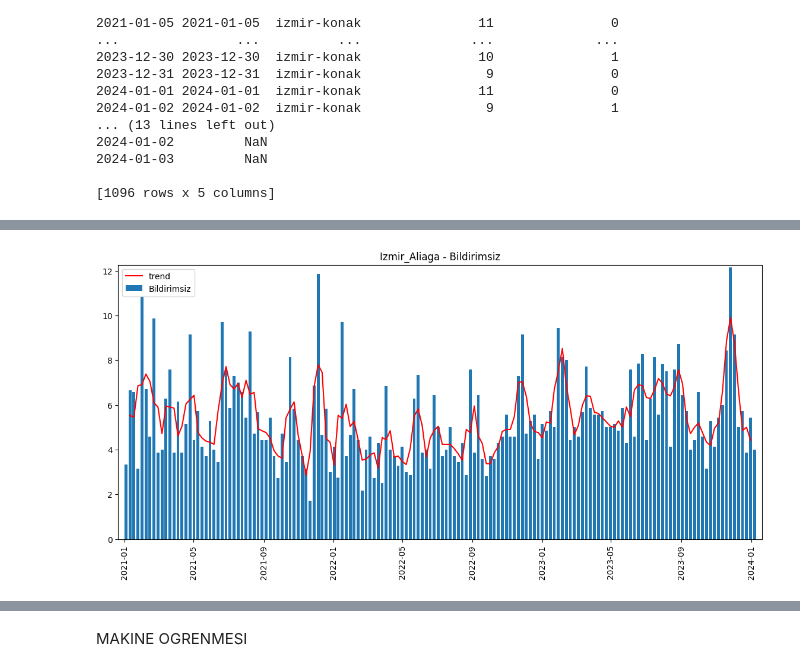
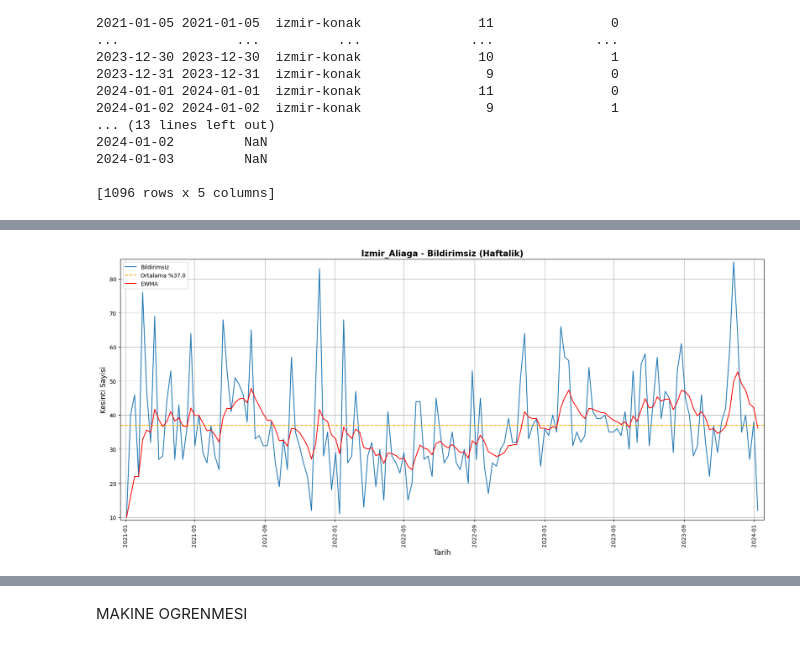
Before and after one commit to okkesd/Gdz-Elektrik-Datathon, a Jupyter notebook: main.ipynb, the cells around one changed output, grey strips where cells are left out. Saved outputs shown, nothing was run; the diff lists cells and outputs as text; code cells hidden in the pictures.

Commit message:
test.csv ayarlandi, ilceler birlesti, grafikler hazirlaniyor (okkes cmt-22:47)

```diff
--- a/main.ipynb
+++ b/main.ipynb
@@ -173,7 +175,7 @@ tarih
 # %%
 # 5-) merge the train data and holidays, return a new dict called dict_holiday
 
-def merge_holiday(df1, df2):
+def merge_holiday(df1, df2=holiday):
     merged_df = pd.merge(df1, df2["Bayram_Flag"], left_index=True, right_index=True, how="left")
     #df1["Bayramlar"] = df2["Bayram_Flag"]
     return merged_df
@@ -210,7 +212,7 @@ def merge_weather(df1, df2):
     merged_df = pd.merge(df1, df2[["t_2m:C","relative_humidity_2m:p","wind_speed_10m:ms","prob_precip_1h:p"]], left_index=True, right_index=True, how="left")
     return merged_df
 
-merged_all = {} # key olarak tum ilceler, values olarak kesintiler, bayramlar, hava durumu verilerini tutan df'i tutar
+merged_all = {} # key olarak tum ilceler, values olarak kesintiler, bayramlar, hava durumu verilerini (1096 gun) tutan df'i tutar
 for name in dict_holiday.keys():
     merged_all[name] = merge_weather(dict_holiday[name], ilce_weather[name])
     merged_all[name].columns = ["Tarih", "Ilce", "Bildirimsiz_sum", "Bildirimli_sum", # tekrar isimlendir
@@ -220,10 +222,18 @@ for name in dict_holiday.keys():
 
 print(merged_all["izmir-konak"].head())
 
+all_in_one = pd.concat(merged_all.values(), ignore_index=True) # tum ilceleri birlestir
+print("\nall_in_one: \n\n",all_in_one.dtypes)
+
 merged_all_week = {}
 for name in merged_all.keys():
-    merged_all_week[name] = merged_all[name].resample("W").mean(numeric_only=True)
+    merged_all_week[name] = merged_all[name].resample("W").sum(numeric_only=True)
 #print(merged_all_week["izmir-konak"])
+
+merged_all_month = {}
+for name in merged_all.keys():
+    merged_all_month[name] = merged_all[name].resample("M").sum(numeric_only=True)
+print(merged_all_month)
 # %% [output]
                 Tarih         Ilce  Bildirimsiz_sum  Bildirimli_sum  \
 tarih
@@ -243,13 +274,23 @@ tarih
 # %%
-# 7-) her ilce icin grafikleri olustur. (trend, tahmin gibi parametreleri de göster)
+# 8-) Her ilcenin Bildirimsiz+MHO(EWMA) kesinti grafiği
 
-plt.figure(figsize=(14,6))
-plt.bar(merged_all_week["izmir-aliaga"].index,merged_all_week["izmir-aliaga"]["Bildirimsiz_sum"], width=5, label="Bildirimsiz")
-plt.margins(0.01)
-plt.title("Izmir_Aliaga - Bildirimsiz")
+plt.figure(figsize=(17,8))
+plt.plot(merged_all_week["izmir-aliaga"].index,merged_all_week["izmir-aliaga"]["Bildirimsiz_sum"], label="Bildirimsiz")
+plt.title("Izmir_Aliaga - Bildirimsiz (Haftalik)", fontweight="bold", fontsize=15)
 plt.xticks(rotation=90)
-ayristirma2 = sm(merged_all_week["izmir-aliaga"]["Bildirimsiz_sum"], model="mul", period=3)
+plt.xlabel("Tarih", fontsize=13)
+plt.ylabel("Kesinti Sayisi", fontsize=13)
+
+window_size = 3  # Hareketli ortalama penceresi
+merged_all_week["izmir-aliaga"]['Moving_Average'] = merged_all_week["izmir-aliaga"]["Bildirimsiz_sum"].rolling(window=window_size, center=True).mean()
+#plt.plot(merged_all_week["izmir-aliaga"]['Moving_Average'], label="MHO", color="black")
+
+ortalama = merged_all_week["izmir-aliaga"]["Bildirimsiz_sum"].mean()
+plt.axhline(y=ortalama, color='orange', linestyle='--', label='Ortalama %{:.1f}'.format(ortalama))
+
 """
+ayristirma2 = sm(merged_all_week["izmir-aliaga"]["Bildirimsiz_sum"], model="mul", period=4)
+
 analiz = pd.concat([
     ayristirma2.observed,
     ayristirma2.trend,
@@ -258,44 +299,60 @@ analiz = pd.concat([
 ], axis=1)
 analiz.columns = ["Orijinal Gözlem", "Trend", "Mevsimsellik", "Mevsimsellik Düzeltme"]
 
-indeks = np.arange(1,len(df.index) + 1)
+indeks = np.arange(1,len(merged_all_week["izmir-aliaga"].index) + 1)
 
 
 X = sa.add_constant(indeks)
 model = sa.OLS(analiz["Mevsimsellik Düzeltme"], X)
 sonuc = model.fit()
-
-y = pd.date_range(analiz.index[-1] + pd.DateOffset(month=3), periods=4,freq="M") # 4 tane ekstra ay ekle
+rsquared_value = sonuc.rsquared
+y = pd.date_range(analiz.index[-1] + pd.DateOffset(weeks=4), periods=4,freq="W") # 4 tane ekstra ay ekle
 
 yeni_satirlar = pd.DataFrame(index=y)
 analiz = pd.concat([analiz, yeni_satirlar])
 
 # not: bu degerleri ayarla
 mev = [
     1.038656,
     0.973940,
     0.987404,
     1.038656
 ]
 
 nan_indices = analiz.index[analiz['Mevsimsellik'].isna()]
 for i, index in enumerate(nan_indices):
     if i < len(mev):
         analiz.at[index, 'Mevsimsellik'] = mev[i]
-print(analiz["Mevsimsellik"])
+#print(analiz["Mevsimsellik"])
 
-girdi = np.arange(1,len(df.index) + 5)
+girdi = np.arange(1,len(merged_all_week["izmir-aliaga"].index) + 5)
 regmodel = sonuc.predict(sa.add_constant(girdi))
 
 analiz["Tahmin"] = analiz["Mevsimsellik"] * regmodel
 
 
-plt.plot(analiz["Mevsimsellik Düzeltme"], label="Mevsimsellik Düzeltme")
-plt.plot(analiz["Orijinal Gözlem"], label="Orijinal Gözlem")
-plt.plot(analiz["Tahmin"], label="Tahmin")
+print(analiz.head())
+
+plt.text(analiz.index[0], max(analiz["Mevsimsellik Düzeltme"]), "R-squared value: {:.3f}".format(rsquared_value), fontsize=10, verticalalignment='top')
+#plt.text(analiz.index[-1], max(analiz["Mevsimsellik Düzeltme"]), "R-squared value: {:.3f}".format(rsquared_value), fontsize=10, verticalalignment='top', horizontalalignment='left')
+plt.scatter(analiz.index, analiz["Mevsimsellik Düzeltme"], label="Mevsimsellik Düzeltme", color="blue")
+#plt.plot(analiz["Orijinal Gözlem"], label="Orijinal Gözlem", color="purple")
+plt.plot(analiz.index, analiz["Tahmin"], label="Trend", color="red")
 """
-plt.plot(ayristirma2.trend, color="red", label="trend")
+
+alpha = 0.2  # Yumuşatma parametresi
+# formul : EMA_t = α × X_t + (1 - α) × EMA_{t-1}
+merged_all_week["izmir-aliaga"]['EWMA'] = merged_all_week["izmir-aliaga"]["Bildirimsiz_sum"].ewm(alpha=alpha, adjust=False).mean()
+
+plt.plot(merged_all_week["izmir-aliaga"]['EWMA'], label="EWMA", color="red")
+
+
+plt.margins(0.01)
 plt.legend()
+plt.grid()
+plt.subplots_adjust(bottom=0.15)
+plt.tight_layout()
+plt.savefig("./fig2.png")
 plt.show()
 # %% [output]
-[figure, old version]
+[figure, new version]
```
Also changed, not shown: parts of 10 cells of this notebook.
